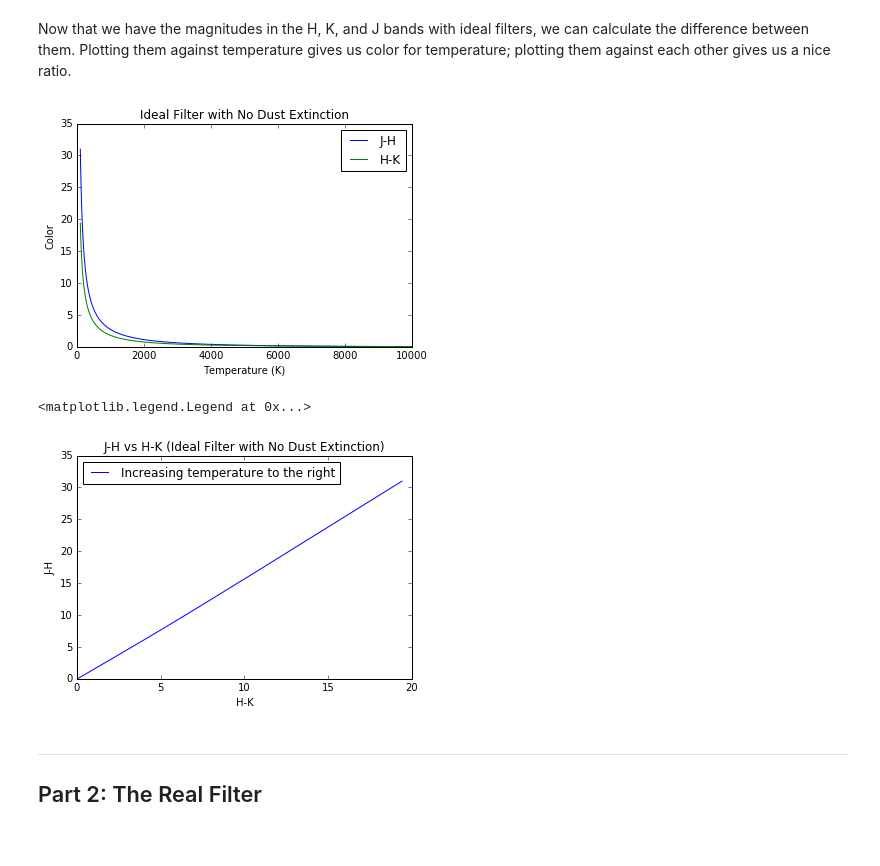
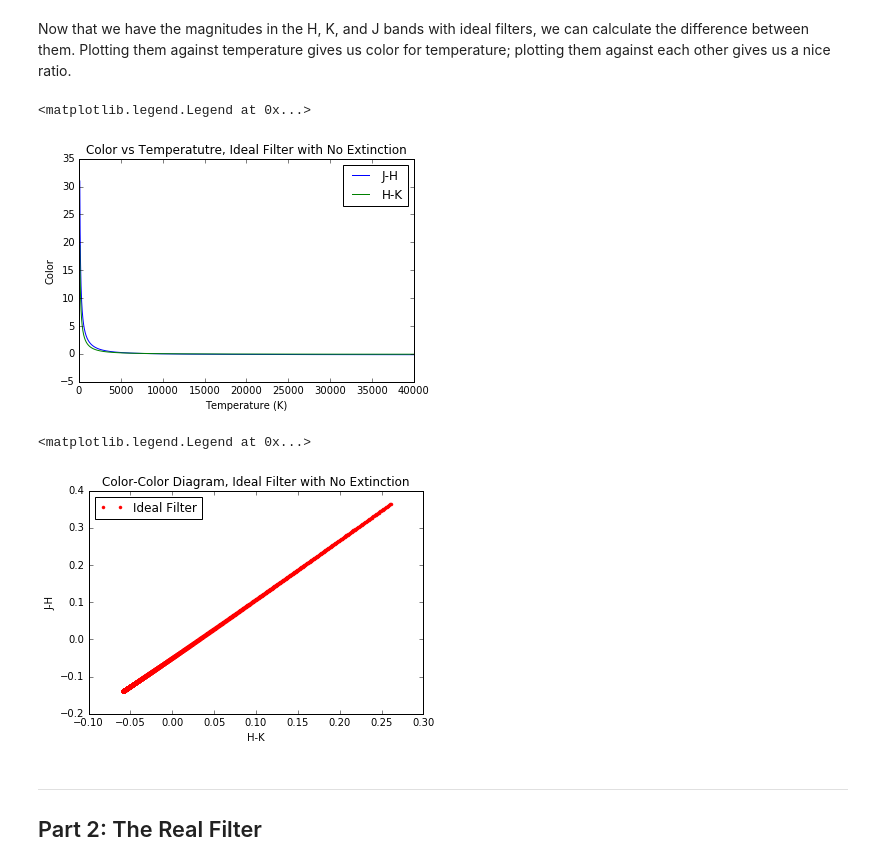
Before and after one commit to eliasog/ResearchFilters, a Jupyter notebook: Research_FiltersAndExtinction_IdealBackgroundSource.ipynb, the cells around one changed output. Drawn from its saved outputs; the diff is of its cells as text; code cells hidden in the pictures.

```diff
--- a/Research_FiltersAndExtinction_IdealBackgroundSource.ipynb
+++ b/Research_FiltersAndExtinction_IdealBackgroundSource.ipynb
@@ -92,14 +111,14 @@ def planck(x, T):
     c = 3.0e+8     ## m s^-1
     k = 1.38e-23   ## J K^-1
 
-    a0 = 2.0*h*c**2
+    a0 = 2.0*(np.pi)*h*c**2
     b0 = (h*c)/(x*k*T)
     intensity = a0 / ((x**5) * (np.exp(b0) - 1.0) ) ## W m^-3
 
     return intensity
 
 wavelengths = np.arange(1e-9, 3e-6, 1e-9)   ## for our "x" value in the function
-temperatures = np.arange(100, 10000, 10)   ## for our "T" value in the function; the first third of of Main Sequence temps
+temperatures = np.arange(100, 40000, 10)   ## for our "T" value in the function; the first third of of Main Sequence temps
 # %% [markdown]
 Below we plot this intensity as a function of wavelength. Each curve will be for a different temperaure.
 # %%
@@ -287,17 +309,17 @@ Where flux is usually given in Watts/m$^2$, intensity in Watts/m$^3$, and wavele
 
 It seems like both our blackbody curves and our ideal filters are good. Now let's see how our wavelength intervals for each filter can be incorporated into this. Let's again use the K-band filter's wavelength range:
 # %%
-lambda_eff, halfwidth, I0 = getfilter('K')
+lambda_eff, halfwidth, I0 = getfilter('H')
 
-planck_4000 = plt.plot(wavelengths, planck(wavelengths, 4000),'b', label='4000 K blackbody curve')
+planck_4000 = plt.plot(wavelengths, planck(wavelengths, 4000),'b', label='4000 H blackbody curve')
 plt.ylabel('Intensity (W m$^-3$)')
 plt.xlabel('Wavelength')
 
 x1 = (lambda_eff-halfwidth)*10**(-6)
 x2 = (lambda_eff+halfwidth)*10**(-6)
 
-K_mini = plt.axvline(x1, ymin=0, ymax = 1, linewidth=2, color='k', label='K minimum wavelength')
-K_maxi = plt.axvline(x2, ymin=0, ymax = 1, linewidth=2, color='r', label='K maximum wavelength')
+K_mini = plt.axvline(x1, ymin=0, ymax = 1, linewidth=2, color='k', label='H minimum wavelength')
+K_maxi = plt.axvline(x2, ymin=0, ymax = 1, linewidth=2, color='r', label='H/ maximum wavelength')
 
 plt.legend(loc='best')
 # %% [output]
@@ -377,26 +399,25 @@ H_K_idealfilter = H_mag_idealfilter - K_mag_idealfilter
 plt.plot(temperatures, J_H_idealfilter, label='J-H')
 plt.plot(temperatures, H_K_idealfilter, label='H-K')
 
-plt.title('Ideal Filter with No Dust Extinction')
+plt.title('Color vs Temperatutre, Ideal Filter with No Extinction')
 plt.xlabel('Temperature (K)')
 plt.ylabel('Color')
 
 plt.legend(loc='best')
-
-plt.savefig('Ideal Filter with No Dust Extinction')
 # %% [output]
+<matplotlib.legend.Legend at 0x...>
-[figure, old version]
+[figure, new version]
 # %%
-plt.plot(H_K_idealfilter, J_H_idealfilter, label='Increasing temperature to the right')
+plt.plot(H_K_idealfilter[400:4000], J_H_idealfilter[400:4000], 'r.', label='Ideal Filter')
 
-plt.title('J-H vs H-K (Ideal Filter with No Dust Extinction)')
+plt.title('Color-Color Diagram, Ideal Filter with No Extinction')
 plt.ylabel("J-H")
 plt.xlabel('H-K')
 
 plt.legend(loc='best')
 # %% [output]
 <matplotlib.legend.Legend at 0x...>
-[figure, old version]
+[figure, new version]
 # %% [markdown]
 -----
 ## Part 2: The Real Filter
```
Also changed, not shown: parts of 46 cells of this notebook.
